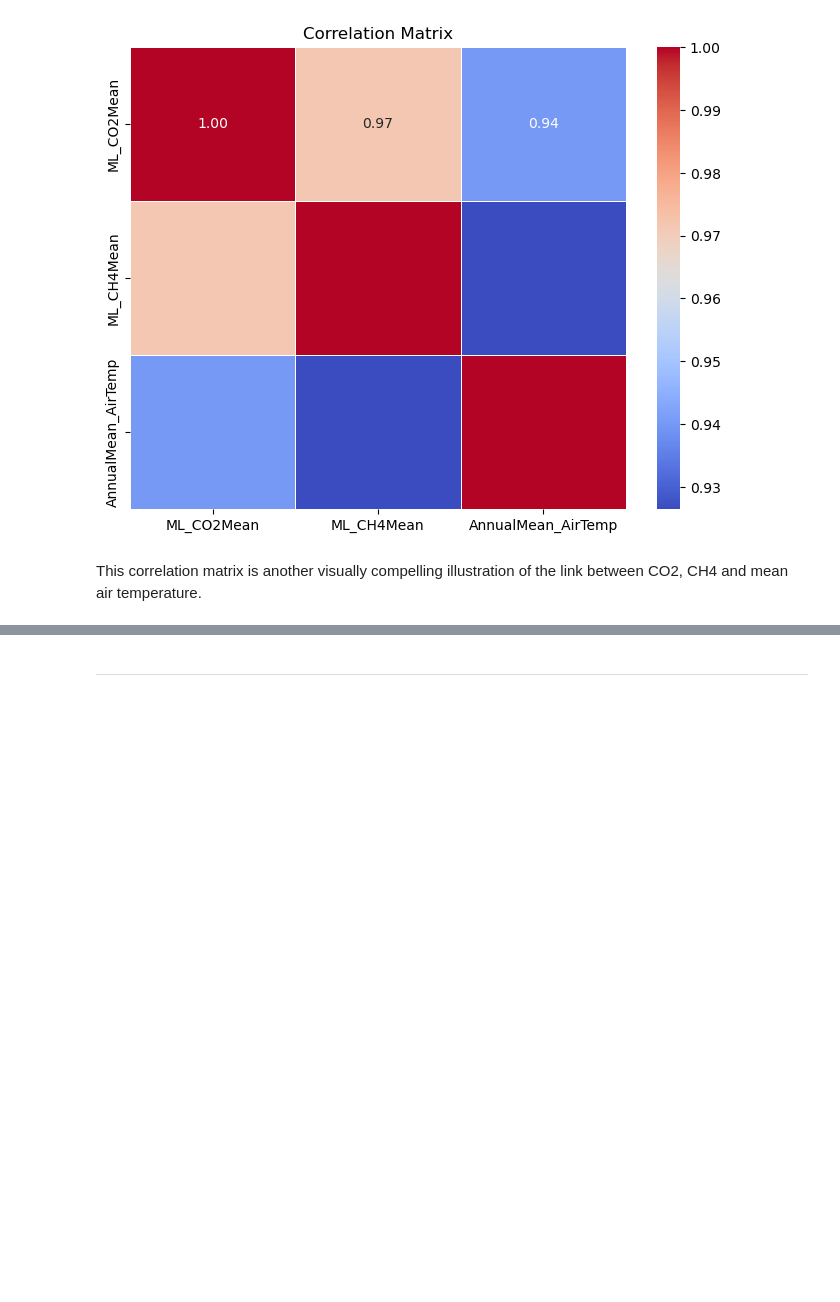
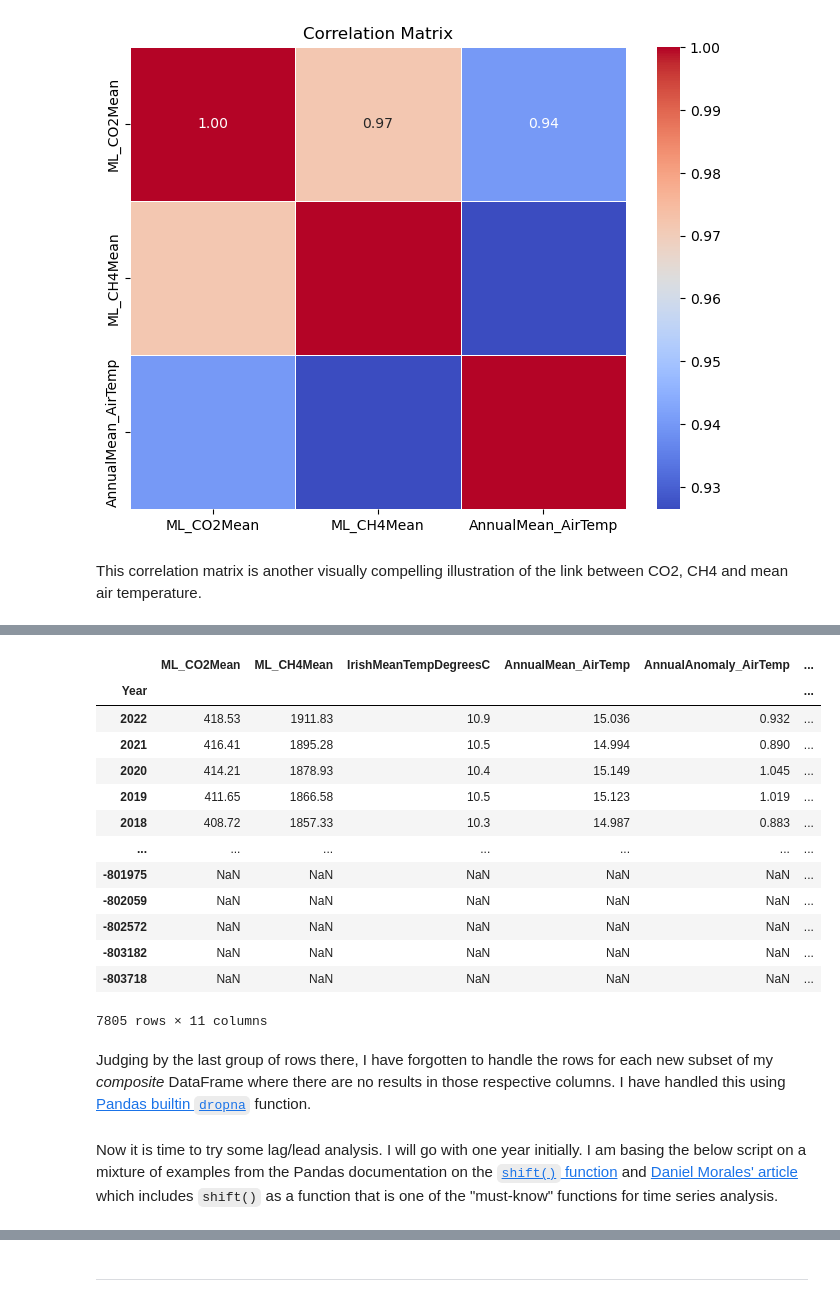
Before and after one commit to turps-pc90/PfDA_ClimateProject, a Jupyter notebook: project.ipynb, the cells around one changed output, grey strips where cells are left out. Cells and saved outputs as stored; diff of their text form; code cells hidden in the pictures; blank space fills up the shorter version.

```diff
--- a/project.ipynb
+++ b/project.ipynb
@@ -1215,0 +1239,19 @@ This correlation matrix is another visually compelling illustration of the link
+# %%
+modern_laglead
+# %% [output]
+|  | ML_CO2Mean | ML_CH4Mean | IrishMeanTempDegreesC | AnnualMean_AirTemp | AnnualAnomaly_AirTemp | ... |
+| Year |  |  |  |  |  | ... |
+| 2022 | 418.53 | 1911.83 | 10.9 | 15.036 | 0.932 | ... |
+| 2021 | 416.41 | 1895.28 | 10.5 | 14.994 | 0.890 | ... |
+| 2020 | 414.21 | 1878.93 | 10.4 | 15.149 | 1.045 | ... |
+| 2019 | 411.65 | 1866.58 | 10.5 | 15.123 | 1.019 | ... |
+| 2018 | 408.72 | 1857.33 | 10.3 | 14.987 | 0.883 | ... |
+| ... | ... | ... | ... | ... | ... | ... |
+| -801975 | NaN | NaN | NaN | NaN | NaN | ... |
+| -802059 | NaN | NaN | NaN | NaN | NaN | ... |
+| -802572 | NaN | NaN | NaN | NaN | NaN | ... |
+| -803182 | NaN | NaN | NaN | NaN | NaN | ... |
+| -803718 | NaN | NaN | NaN | NaN | NaN | ... |
+7805 rows × 11 columns
+# %% [markdown]
+Judging by the last group of rows there, I have forgotten to handle the rows for each new subset of my *composite* DataFrame where there are no results in those respective columns. I have handled this using [Pandas builtin `dropna`](https://pandas.pydata.org/docs/reference/api/pandas.DataFrame.dropna.html) function.
@@ -1215,0 +1264,2 @@ This correlation matrix is another visually compelling illustration of the link
+# %% [markdown]
+Now it is time to try some lag/lead analysis. I will go with one year initially. I am basing the below script on a mixture of examples from the Pandas documentation on the [`shift()` function](https://pandas.pydata.org/docs/reference/api/pandas.DataFrame.shift.html) and [Daniel Morales' article](https://www.datasource.ai/en/data-science-articles/4-must-know-python-pandas-functions-for-time-series-analysis) which includes `shift()` as a function that is one of the "must-know" functions for time series analysis.
```
Also changed, not shown: parts of 10 cells of this notebook.
